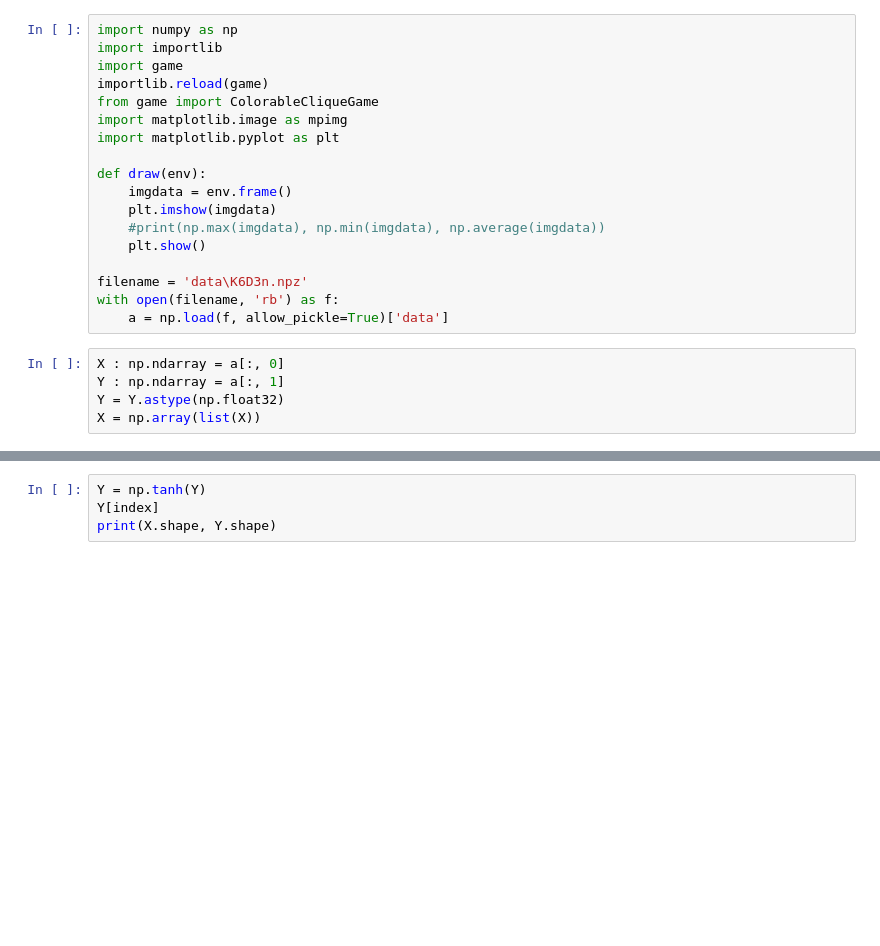
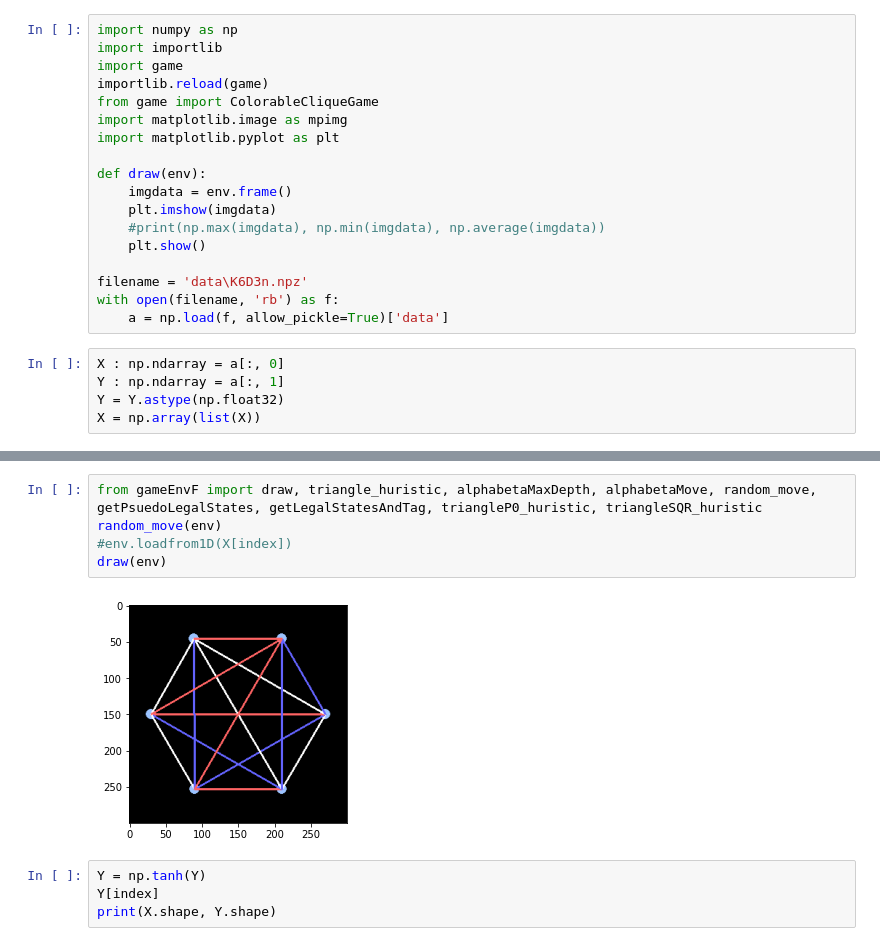
Before and after one commit to mike-tr/SimML, a Jupyter notebook: model.ipynb, the cells around one changed output, grey strips where cells are left out. Cells and saved outputs as stored; diff of their text form; blank space fills up the shorter version.

```diff
--- a/model.ipynb
+++ b/model.ipynb
@@ -40,4 +47,11 @@ player turn: -1
 [figure]
+# %%
+from gameEnvF import draw, triangle_huristic, alphabetaMaxDepth, alphabetaMove, random_move, getPsuedoLegalStates, getLegalStatesAndTag, triangleP0_huristic, triangleSQR_huristic
+random_move(env)
+#env.loadfrom1D(X[index])
+draw(env)
+# %% [output]
+[figure, added]
 # %%
 Y = np.tanh(Y)
 Y[index]
```
Also changed, not shown: parts of 15 cells of this notebook, 1 other file.
